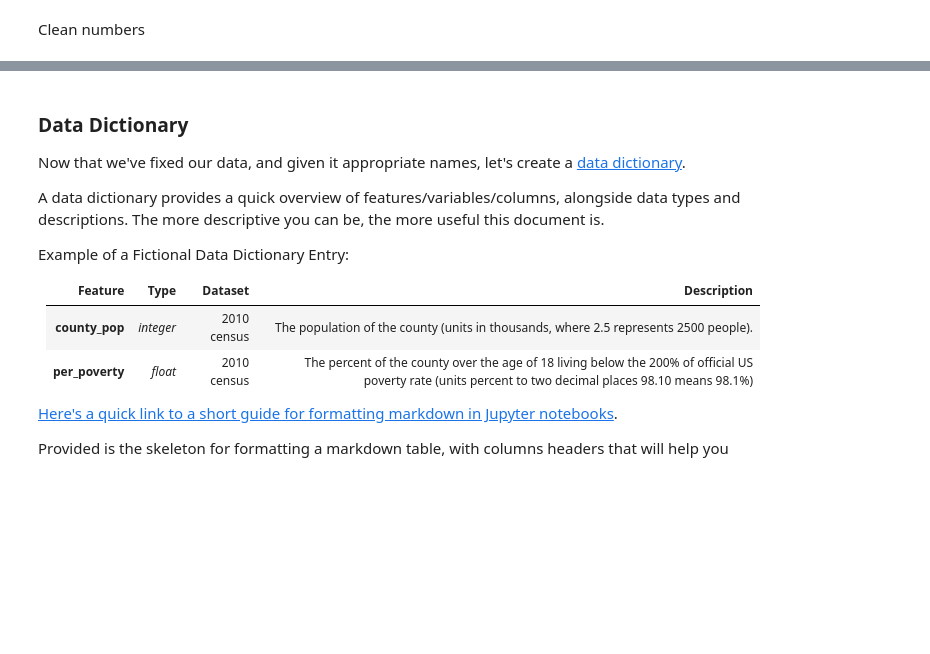
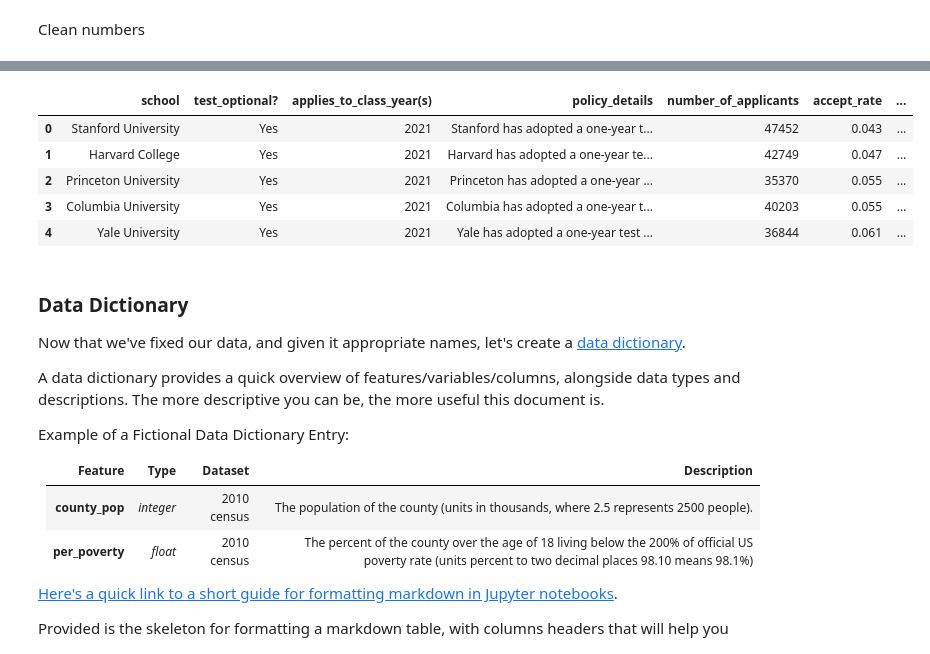
Before and after one commit to Avanyali/GA_SAT_ACT_Analysis, a Jupyter notebook: code/starter-code.ipynb, the cells around one changed output, grey strips where cells are left out. Drawn from its saved outputs; the diff is of its cells as text; code cells hidden in the pictures; blank space fills up the shorter version.

```diff
--- a/code/starter-code.ipynb
+++ b/code/starter-code.ipynb
@@ -242,3 +367,39 @@ Import the datasets that you selected for this project and go through the follow
+# %%
+sat_quartiles = sat_act['sat_total_25th-75th_percentile'].tolist()
+act_quartiles = sat_act['act_total_25th-75th_percentile'].tolist()
+
+#new columns
+sat_act['sat_25th_percentile'] = pd.Series([item.split("-")[0] for item in sat_quartiles])
+sat_act['sat_75th_percentile'] = pd.Series([item.split("-")[1] for item in sat_quartiles])
+
+sat_act['act_25th_percentile'] = pd.Series([item.split("-")[0] for item in act_quartiles])
+sat_act['act_75th_percentile'] = pd.Series([item.split("-")[1] for item in act_quartiles])
+
+sat_act = sat_act.drop(columns = 'sat_total_25th-75th_percentile')
+sat_act = sat_act.drop(columns = 'act_total_25th-75th_percentile')
+# %%
+sat_act['sat_25th_percentile'] = sat_act['sat_25th_percentile'].map(clean_number)
+sat_act['sat_75th_percentile'] = sat_act['sat_75th_percentile'].map(clean_number)
+
+sat_act['act_25th_percentile'] = sat_act['act_25th_percentile'].map(clean_number)
+sat_act['act_75th_percentile'] = sat_act['act_75th_percentile'].map(clean_number)
+# %%
+sat_act = sat_act.dropna()
+# %%
+sat_act['sat_25th_percentile'] = sat_act['sat_25th_percentile'].map(int)
+sat_act['sat_75th_percentile'] = sat_act['sat_75th_percentile'].map(int)
+
+sat_act['act_25th_percentile'] = sat_act['act_25th_percentile'].map(int)
+sat_act['act_75th_percentile'] = sat_act['act_75th_percentile'].map(int)
+# %%
+sat_act.head()
+# %% [output]
+|  | school | test_optional? | applies_to_class_year(s) | policy_details | number_of_applicants | accept_rate | ... |
+| 0 | Stanford University | Yes | 2021 | Stanford has adopted a one-year t... | 47452 | 0.043 | ... |
+| 1 | Harvard College | Yes | 2021 | Harvard has adopted a one-year te... | 42749 | 0.047 | ... |
+| 2 | Princeton University | Yes | 2021 | Princeton has adopted a one-year ... | 35370 | 0.055 | ... |
+| 3 | Columbia University | Yes | 2021 | Columbia has adopted a one-year t... | 40203 | 0.055 | ... |
+| 4 | Yale University | Yes | 2021 | Yale has adopted a one-year test ... | 36844 | 0.061 | ... |
 # %% [markdown]
 ### Data Dictionary
 
```
Also changed, not shown: parts of 60 cells of this notebook.
